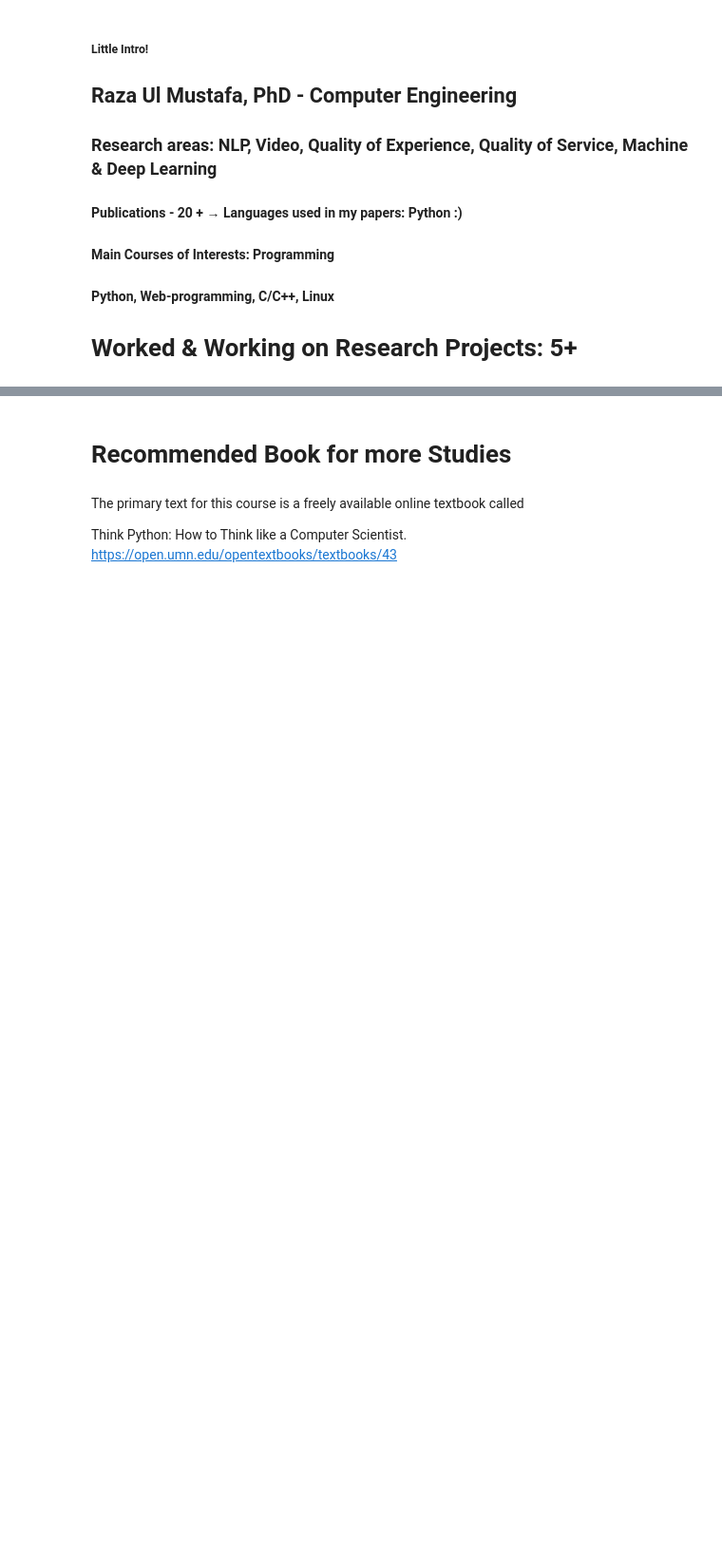
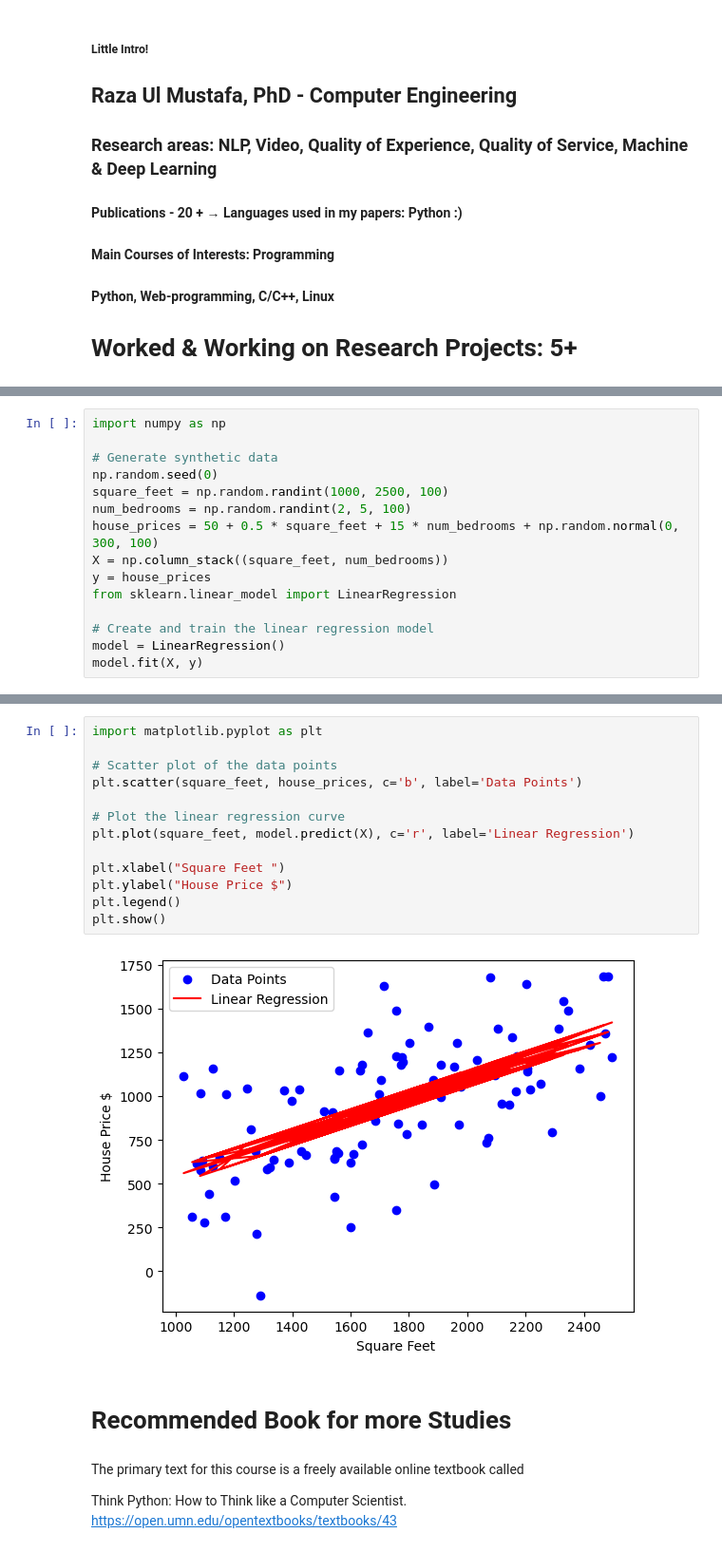
Before and after one commit to razaulmustafa852/python-for-all, a Jupyter notebook: Talk-25-oct.ipynb, the cells around one changed output, grey strips where cells are left out. Shown: that part at 95% size. Cells and saved outputs as stored; diff of their text form; blank space fills up the shorter version.

```diff
--- a/Talk-25-oct.ipynb
+++ b/Talk-25-oct.ipynb
@@ -9,0 +12,15 @@
+# %%
+import numpy as np
+
+# Generate synthetic data
+np.random.seed(0)
+square_feet = np.random.randint(1000, 2500, 100)
+num_bedrooms = np.random.randint(2, 5, 100)
+house_prices = 50 + 0.5 * square_feet + 15 * num_bedrooms + np.random.normal(0, 300, 100)
+X = np.column_stack((square_feet, num_bedrooms))
+y = house_prices
+from sklearn.linear_model import LinearRegression
+
+# Create and train the linear regression model
+model = LinearRegression()
+model.fit(X, y)
@@ -10,3 +36,18 @@
+# %%
+import matplotlib.pyplot as plt
+
+# Scatter plot of the data points
+plt.scatter(square_feet, house_prices, c='b', label='Data Points')
+
+# Plot the linear regression curve
+plt.plot(square_feet, model.predict(X), c='r', label='Linear Regression')
+
+plt.xlabel("Square Feet ")
+plt.ylabel("House Price $")
+plt.legend()
+plt.show()
+# %% [output]
+[figure, added]
 # %% [markdown]
 # Recommended Book for more Studies
 # %% [markdown]
```
Also changed, not shown: parts of 3 cells of this notebook.
